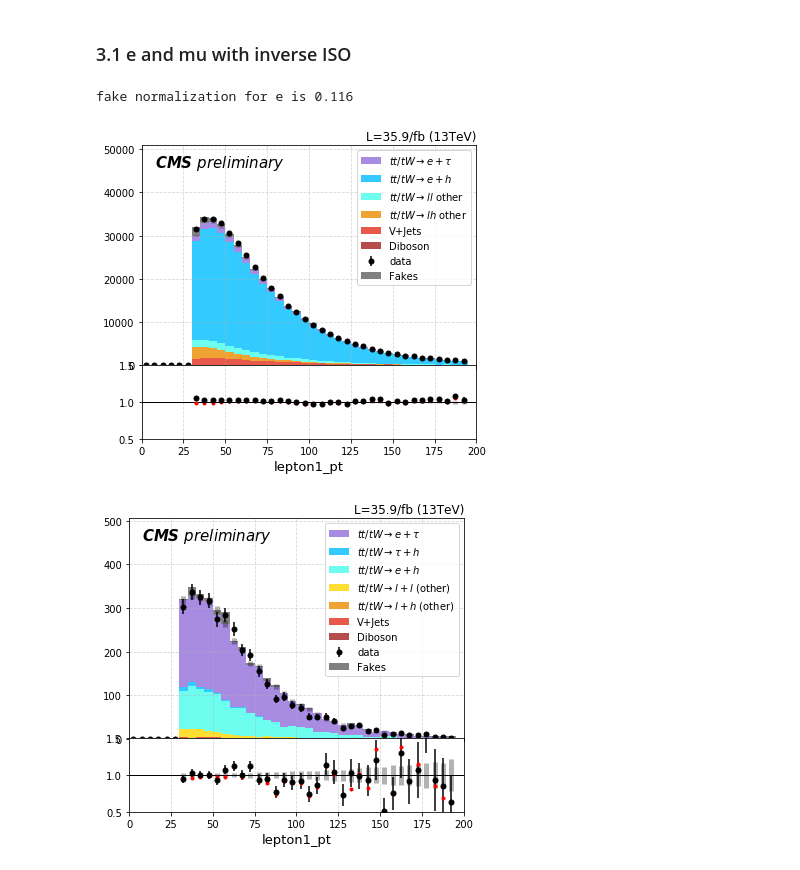
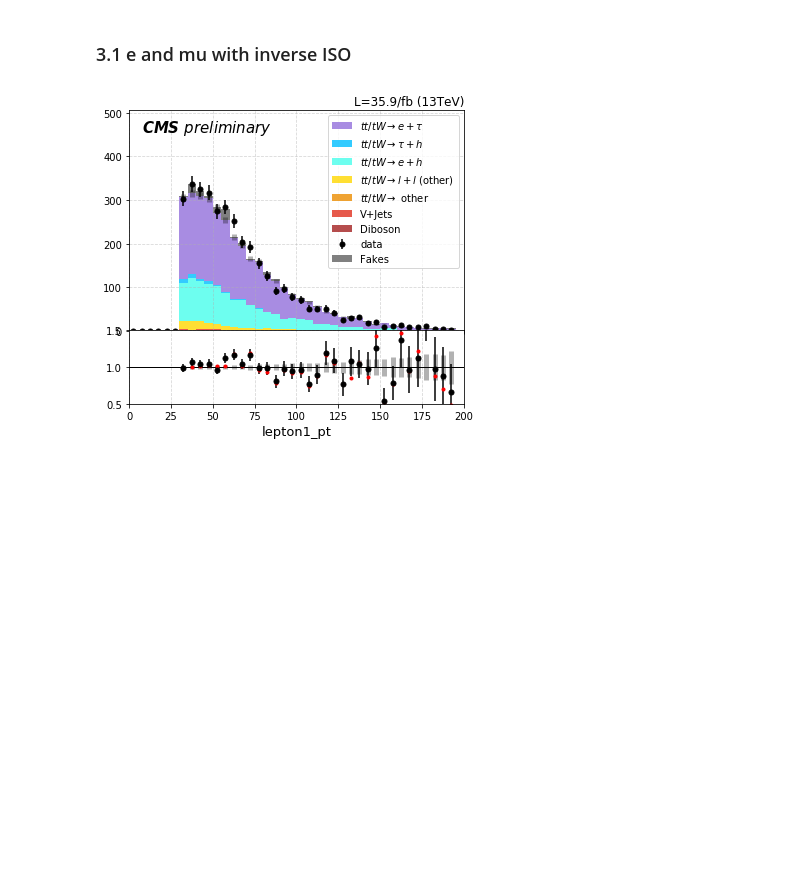
Before and after one commit to ZihengChen/WBranchingFaction, a Jupyter notebook: notebooks/ju_measureFakeRate.ipynb, the cells around one changed output. Saved outputs shown, nothing was run; the diff lists cells and outputs as text; code cells hidden in the pictures; blank space fills up the shorter version.

```diff
--- a/notebooks/ju_measureFakeRate.ipynb
+++ b/notebooks/ju_measureFakeRate.ipynb
@@ -277,11 +277,11 @@ def plotPtWithSSFakes(tr):
     fakeProfile = sk.hdata-sk.mctot
     sk.axes[0].bar(sk.center,fakeProfile,sk.step,bottom=sk.mctot,color="grey",label="Fakes" )
     sk.axes[0].legend()
-    plt.savefig('../plots/kinematicsWithFakes/{}tau/fakes2b.png'.format(tr),dpi =300)
+    plt.savefig('../plots/kinematicsWithFakes/{}tau/fakes2b_{}.png'.format(tr,v),dpi =300)
     plt.close()
 
     # make nominal plot
-    sk = ASingleKinematicPlot(v,a,b,step,plotter.getDataFrameList())
+    sk = ASingleKinematicPlot(v,a,b,step,plotter.getDataFrameList(),adjust=[1,1,1,1,1,1,.89/.95])
     sk.settingPlot(xl, plotter.labelList, plotter.colorList)
     sk.makePlot()
 
@@ -290,13 +290,11 @@ def plotPtWithSSFakes(tr):
     sk.axes[0].legend()
 
     sk.axes[1].plot(sk.center, sk.hdata/(fakeProfile+sk.mctot), 'r.')
-    plt.savefig('../plots/kinematicsWithFakes/{}tau/nominal2b.png'.format(tr),dpi =300)
+    plt.savefig('../plots/kinematicsWithFakes/{}tau/nominal2b_{}.png'.format(tr,v),dpi =300)
     #plt.close()
 # %%
-plotPtWithISOFakes('e')
+#plotPtWithISOFakes('e')
 plotPtWithSSFakes('e')
 # %% [output]
-fake normalization for e is 0.116
-[figure, old version]
+[figure, new version]
-[figure, removed]
 # %%
```
Also changed, not shown: parts of 1 cell of this notebook, 6 other files.
